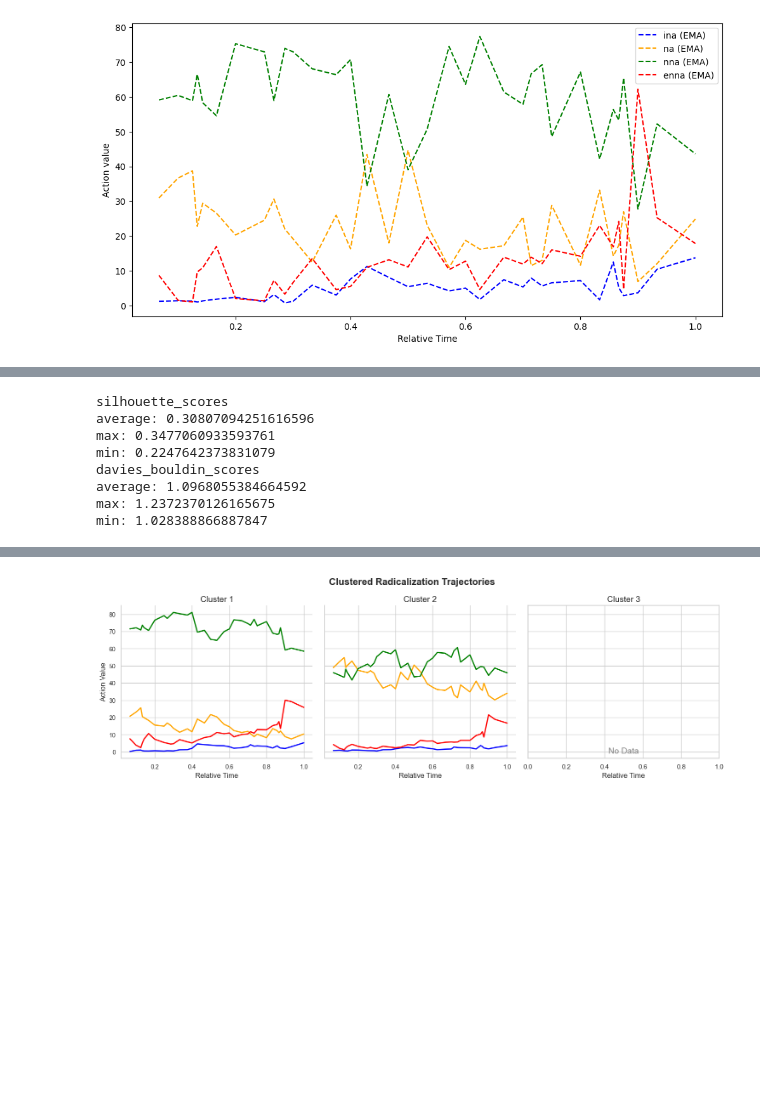
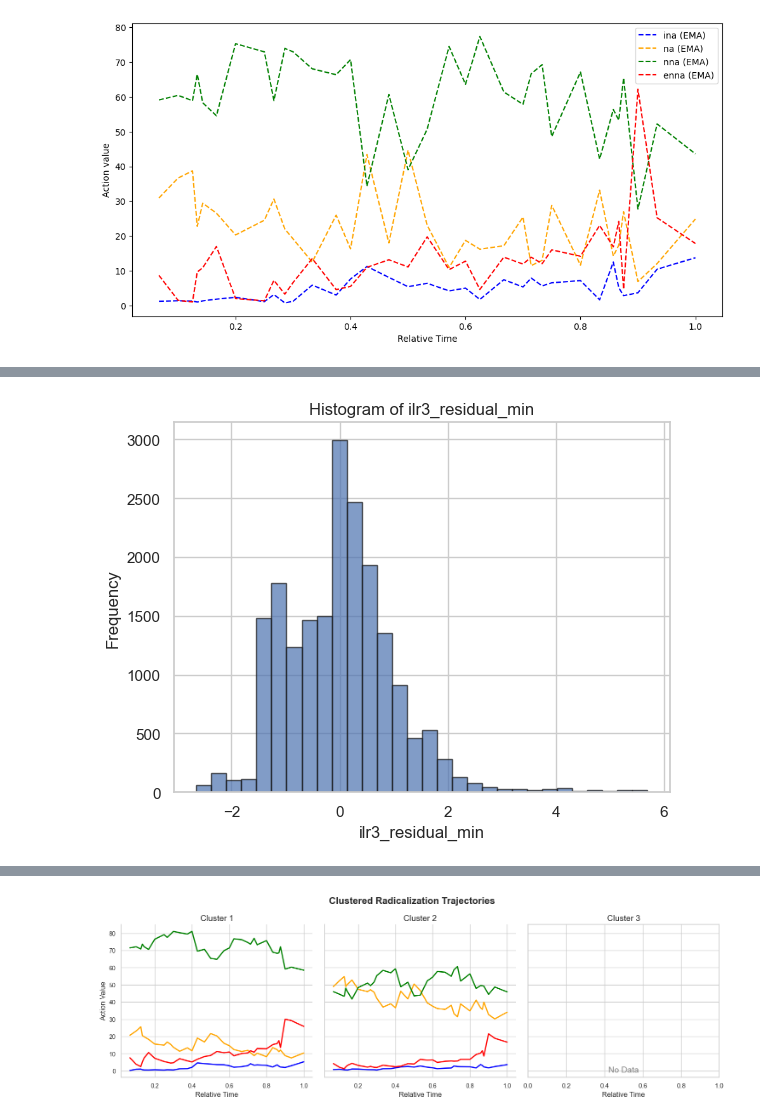
Before and after one commit to ardaergin/RadLab, a Jupyter notebook: clustering/LSTM_autoencoder.ipynb, the cells around one changed output, grey strips where cells are left out. Drawn from its saved outputs; the diff is of its cells as text; code cells hidden in the pictures; blank space fills up the shorter version.

```diff
--- a/clustering/LSTM_autoencoder.ipynb
+++ b/clustering/LSTM_autoencoder.ipynb
@@ -1480,34 +1458,0 @@ min: 0.9731164601629088
-# %%
-silhouette_scores = [
-    0.2894720892394611, 0.3477060933593761, 0.3255921305385096,
-    0.309743913476496, 0.337314522956771, 0.3305555439545275,
-    0.2247642373831079, 0.2994190092210784
-]
-davies_bouldin_scores = [
-    1.1170482160049193, 1.0294211060645, 1.028388866887847,
-    1.103304030972239, 1.1185210479896666, 1.1008278668488478,
-    1.2372370126165675, 1.039696160347087
-]
-
-# Calculating average and range
-silhouette_avg = sum(silhouette_scores) / len(silhouette_scores)
-davies_bouldin_avg = sum(davies_bouldin_scores) / len(davies_bouldin_scores)
-
-print("silhouette_scores")
-print("average:", silhouette_avg)
-print("max:", max(silhouette_scores))
-print("min:", min(silhouette_scores))
-
-print("davies_bouldin_scores")
-print("average:", davies_bouldin_avg)
-print("max:", max(davies_bouldin_scores))
-print("min:", min(davies_bouldin_scores))
-# %% [output]
-silhouette_scores
-average: 0.30807094251616596
-max: 0.3477060933593761
-min: 0.2247642373831079
-davies_bouldin_scores
-average: 1.0968055384664592
-max: 1.2372370126165675
-min: 1.028388866887847
@@ -1517,0 +1459,11 @@ df['cluster']
+# %%
+import matplotlib.pyplot as plt
+
+variable = 'ilr3_residual_min'
+plt.hist(df[variable], bins=30, edgecolor='k', alpha=0.7)
+plt.xlabel(variable)
+plt.ylabel('Frequency')
+plt.title(f'Histogram of {variable}')
+plt.show()
+# %% [output]
+[figure, added]
```
Also changed, not shown: parts of 12 cells of this notebook, 3 other files.
